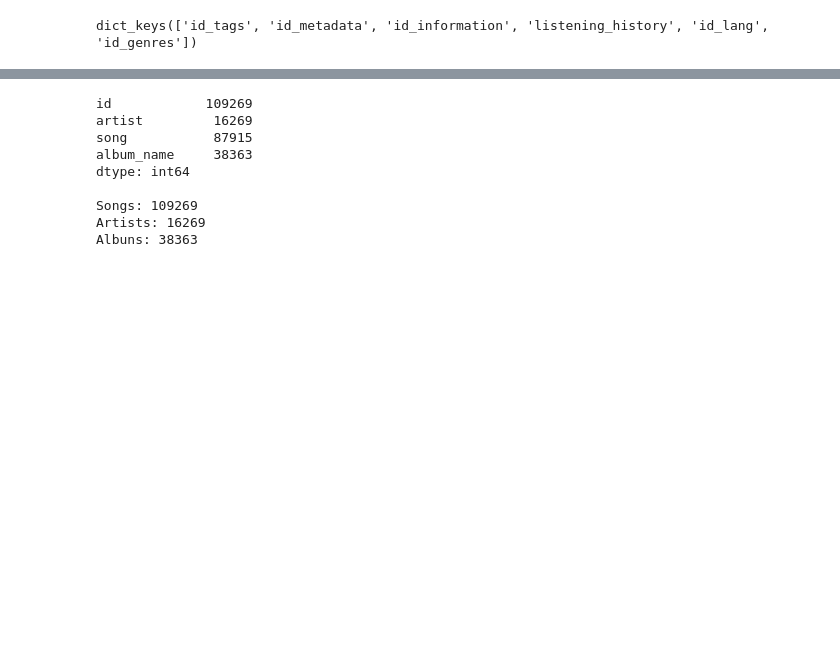
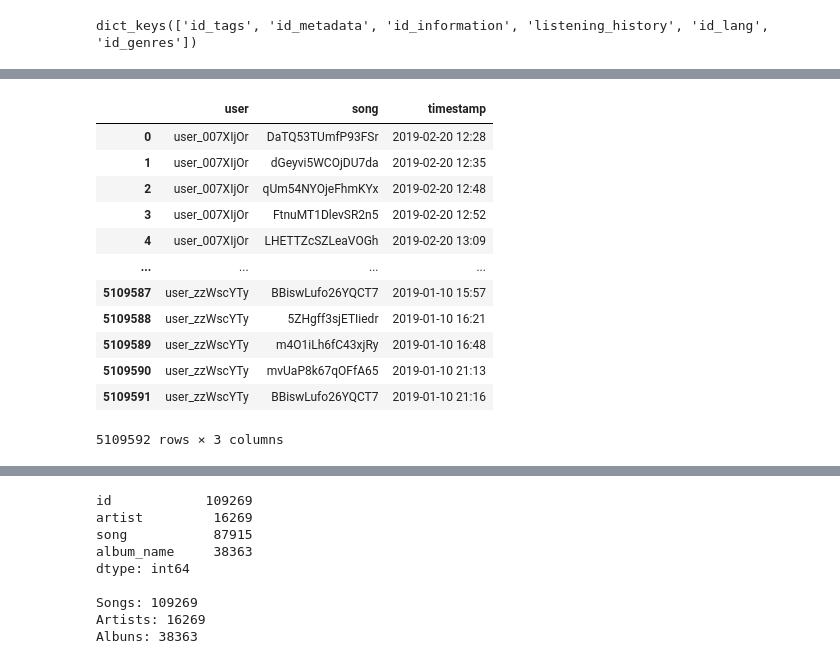
Before and after one commit to GiowGiow/Quantificando-a-Disrupcao-em-Redes-de-Similaridade-Musicais, a Jupyter notebook: EDA/EDA - Dataset.ipynb, the cells around one changed output, grey strips where cells are left out. Drawn from its saved outputs; the diff is of its cells as text; code cells hidden in the pictures; blank space fills up the shorter version.

```diff
--- a/EDA/EDA - Dataset.ipynb
+++ b/EDA/EDA - Dataset.ipynb
@@ -58,0 +69,17 @@ dict_keys(['id_tags', 'id_metadata', 'id_information', 'listening_history', 'id_
+# %%
+lh = datasets['listening_history']
+lh
+# %% [output]
+|  | user | song | timestamp |
+| 0 | user_007XIjOr | DaTQ53TUmfP93FSr | 2019-02-20 12:28 |
+| 1 | user_007XIjOr | dGeyvi5WCOjDU7da | 2019-02-20 12:35 |
+| 2 | user_007XIjOr | qUm54NYOjeFhmKYx | 2019-02-20 12:48 |
+| 3 | user_007XIjOr | FtnuMT1DlevSR2n5 | 2019-02-20 12:52 |
+| 4 | user_007XIjOr | LHETTZcSZLeaVOGh | 2019-02-20 13:09 |
+| ... | ... | ... | ... |
+| 5109587 | user_zzWscYTy | BBiswLufo26YQCT7 | 2019-01-10 15:57 |
+| 5109588 | user_zzWscYTy | 5ZHgff3sjETIiedr | 2019-01-10 16:21 |
+| 5109589 | user_zzWscYTy | m4O1iLh6fC43xjRy | 2019-01-10 16:48 |
+| 5109590 | user_zzWscYTy | mvUaP8k67qOFfA65 | 2019-01-10 21:13 |
+| 5109591 | user_zzWscYTy | BBiswLufo26YQCT7 | 2019-01-10 21:16 |
+5109592 rows × 3 columns
```
Also changed, not shown: parts of 8 cells of this notebook, 3 other files.
